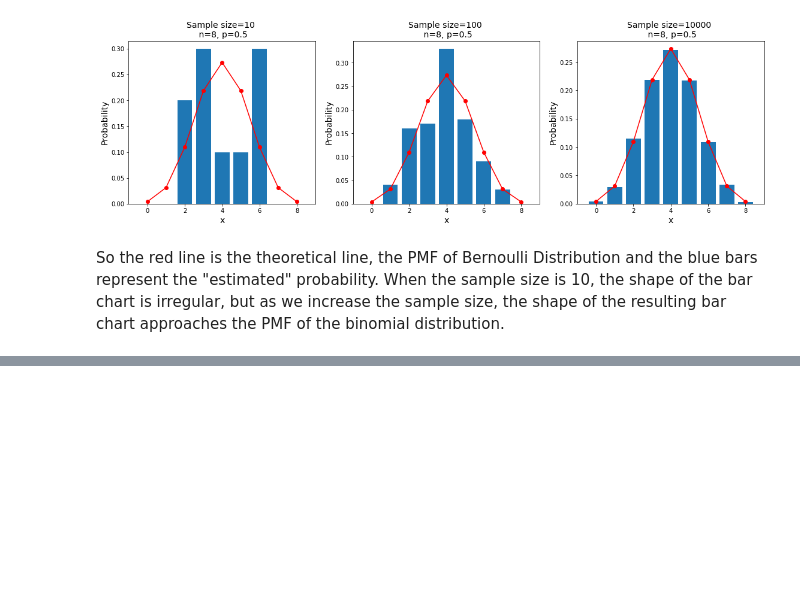
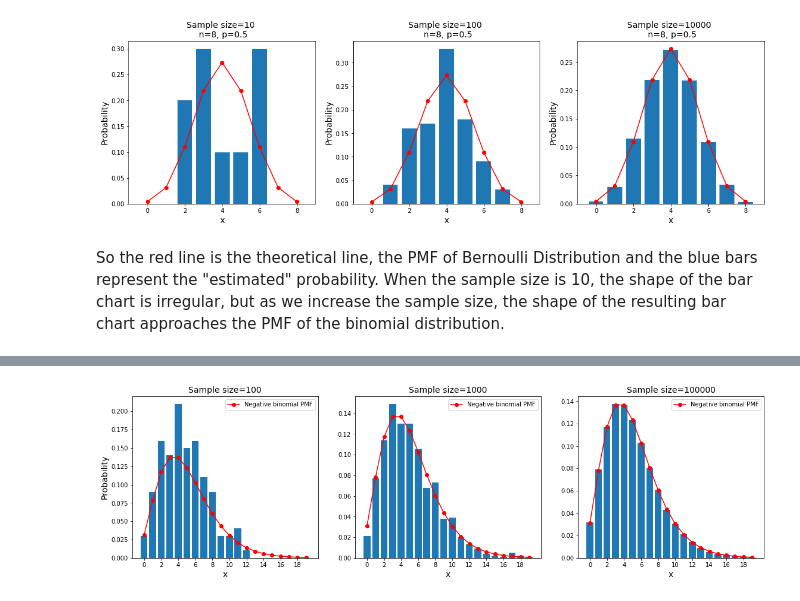
Before and after one commit to JedrzejSarna/statistics, a Jupyter notebook: Distributions.ipynb, the cells around one changed output, grey strips where cells are left out. Drawn from its saved outputs; the diff is of its cells as text; code cells hidden in the pictures; blank space fills up the shorter version.

```diff
--- a/Distributions.ipynb
+++ b/Distributions.ipynb
@@ -184,0 +221,26 @@ So the red line is the theoretical line, the PMF of Bernoulli Distribution and t
+# %%
+np.random.seed(0)
+r = 5
+p= 0.5
+sample_size = [100, 1000, 100000]
+x_range = range(20)
+nbinomial = nbinom.pmf(k=x_range,n=r, p=p)
+fig, axs = plt.subplots(1, 3, figsize=(19, 5))
+for i in range(3):
+    probs = []
+    for x in x_range:
+        num_trials = r + x
+        sample = bernoulli.rvs(p=p, size=num_trials*sample_size[i]).reshape(sample_size[i], num_trials)
+        filtered_sample = sample[(sample[:,-1] == 1) & (sample.sum(axis = 1) == r)]
+        prob = len(filtered_sample) / sample_size[i]
+        probs.append(prob)
+    axs[i].bar(x_range, probs)
+    axs[i].set_xticks(np.arange(0, 20, 2))
+    axs[i].set_title("Sample size="+str(sample_size[i]), fontsize=14)
+    axs[i].set_xlabel("x", fontsize=14)
+    axs[i].plot(x_range, nbinomial, marker="o", color="red", label="Negative binomial PMF")
+    axs[i].legend(loc="best")
+axs[0].set_ylabel("Probability", fontsize=14)
+plt.show()
+# %% [output]
+[figure, added]
```
Also changed, not shown: parts of 11 cells of this notebook.
